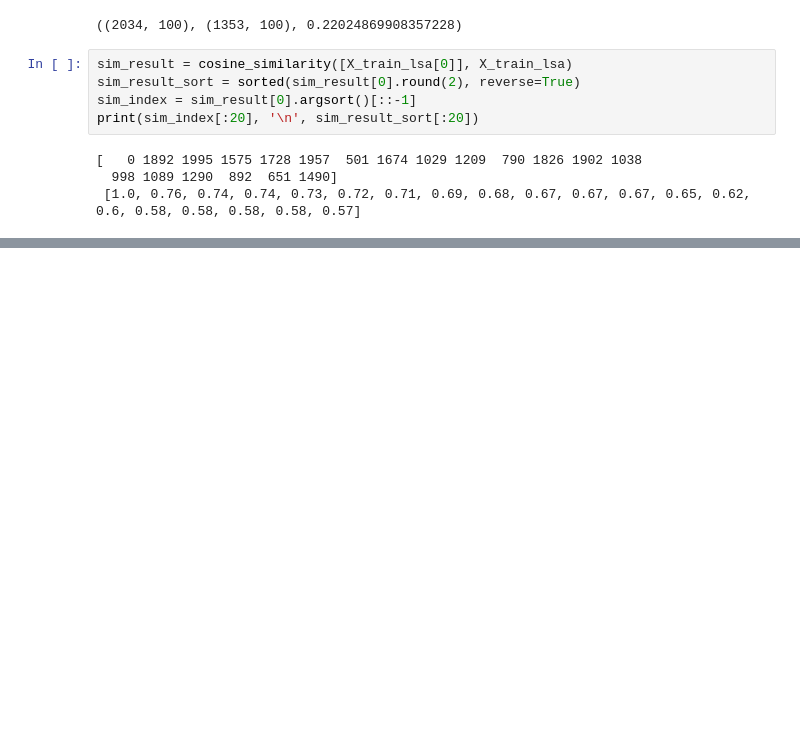
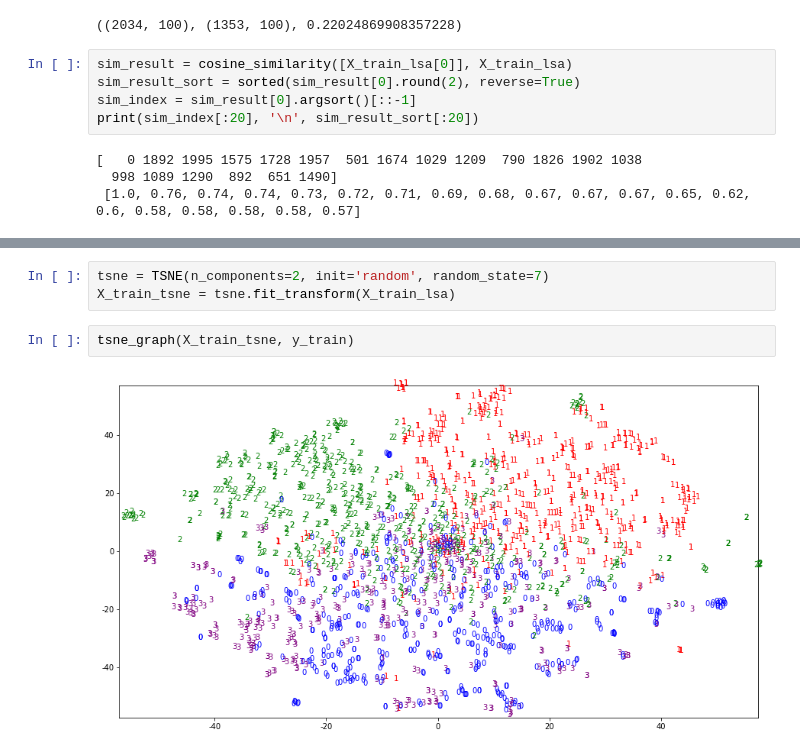
Before and after one commit to minstrel1149/python_text_mining, a Jupyter notebook: Ch.06_dimensionality_reduction1.ipynb, the cells around one changed output, grey strips where cells are left out. Drawn from its saved outputs; the diff is of its cells as text; blank space fills up the shorter version.

```diff
--- a/Ch.06_dimensionality_reduction1.ipynb
+++ b/Ch.06_dimensionality_reduction1.ipynb
@@ -77,0 +137,7 @@ print(sim_index[:20], '\n', sim_result_sort[:20])
+# %%
+tsne = TSNE(n_components=2, init='random', random_state=7)
+X_train_tsne = tsne.fit_transform(X_train_lsa)
+# %%
+tsne_graph(X_train_tsne, y_train)
+# %% [output]
+[figure, added]
```
Also changed, not shown: parts of 8 cells of this notebook, 2 other files.
